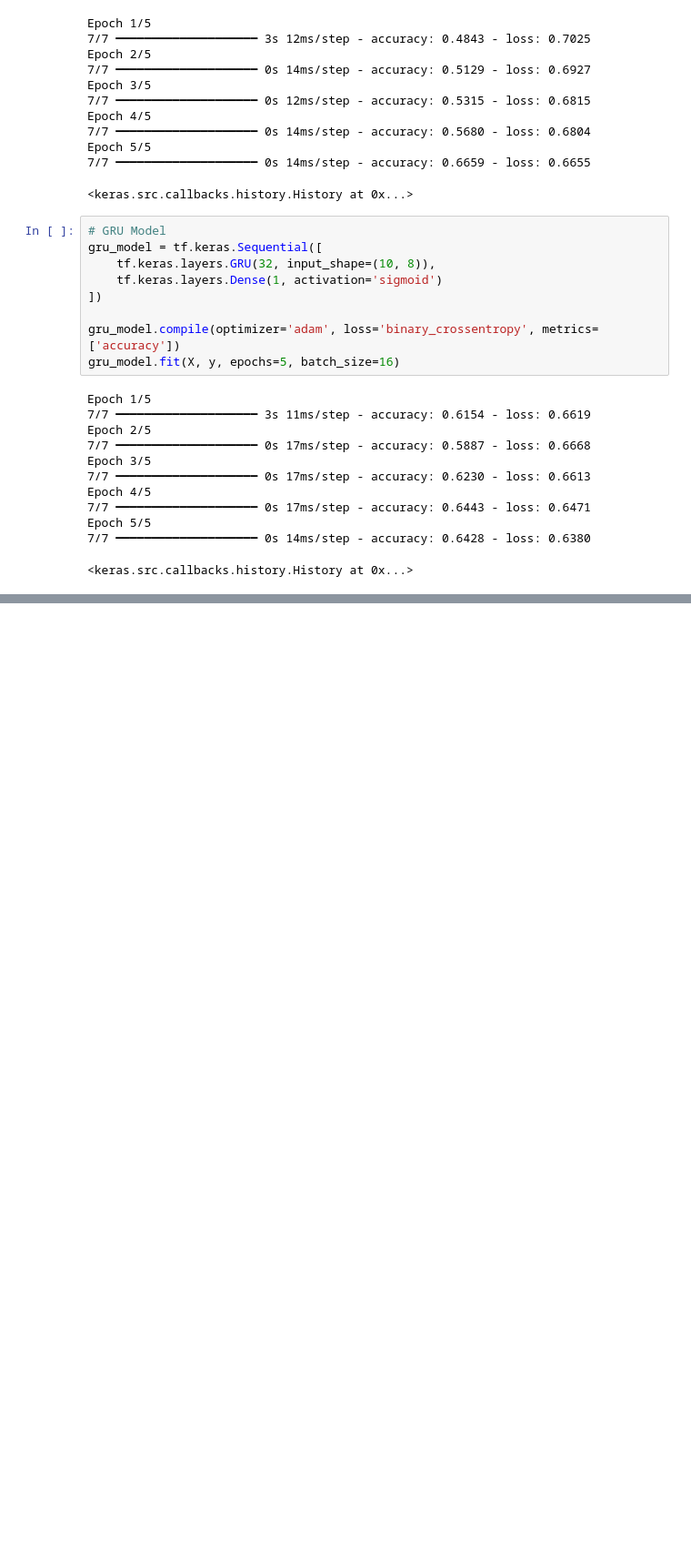
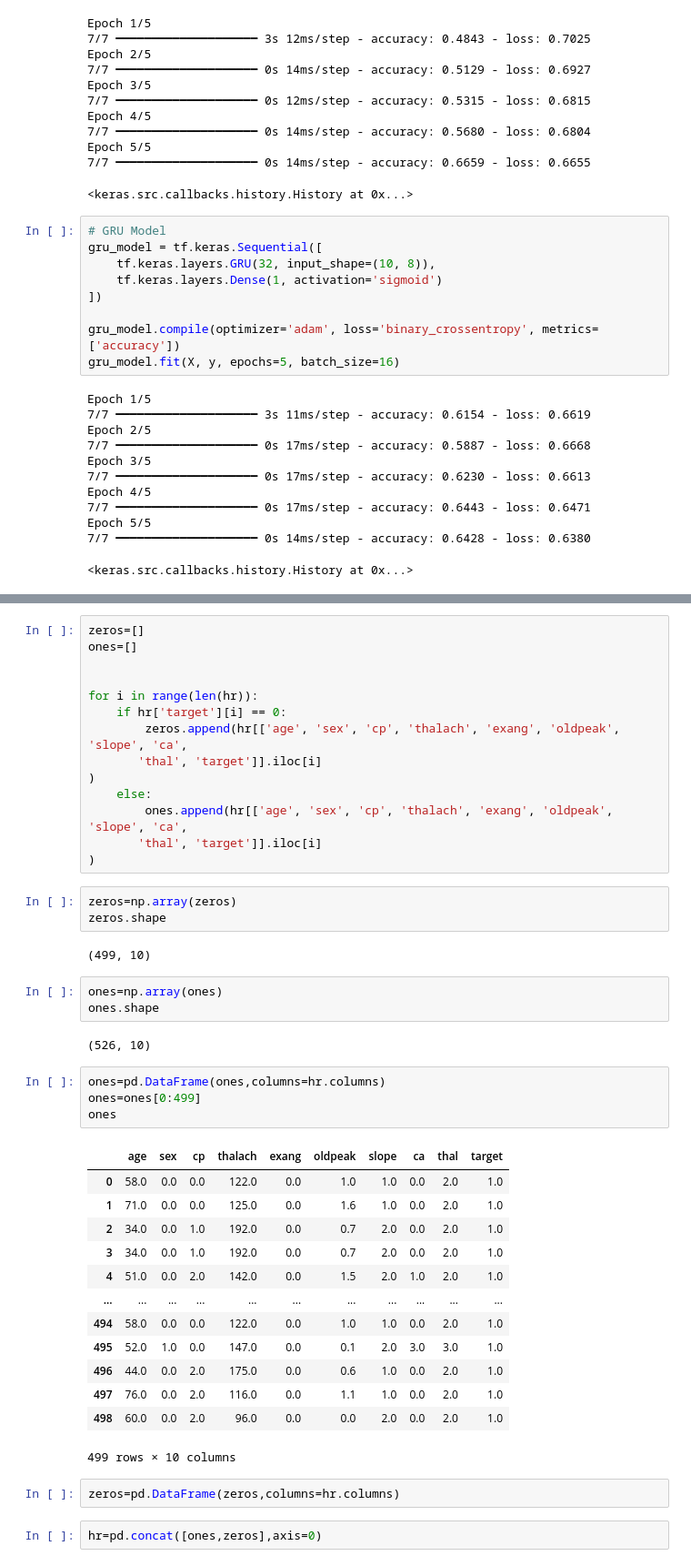
Before and after one commit to kailai-13/Neural_Networks_Hands_On, a Jupyter notebook: nnhandson.ipynb, the cells around one changed output, grey strips where cells are left out. Shown at 91% size. Drawn from its saved outputs; the diff is of its cells as text; blank space fills up the shorter version.

```diff
--- a/nnhandson.ipynb
+++ b/nnhandson.ipynb
@@ -840,0 +972,46 @@ Epoch 5/5
+# %%
+zeros=[]
+ones=[]
+
+
+for i in range(len(hr)):
+    if hr['target'][i] == 0:
+        zeros.append(hr[['age', 'sex', 'cp', 'thalach', 'exang', 'oldpeak', 'slope', 'ca',
+       'thal', 'target']].iloc[i]
+)
+    else:
+        ones.append(hr[['age', 'sex', 'cp', 'thalach', 'exang', 'oldpeak', 'slope', 'ca',
+       'thal', 'target']].iloc[i]
+)
+# %%
+zeros=np.array(zeros)
+zeros.shape
+# %% [output]
+(499, 10)
+# %%
+ones=np.array(ones)
+ones.shape
+# %% [output]
+(526, 10)
+# %%
+ones=pd.DataFrame(ones,columns=hr.columns)
+ones=ones[0:499]
+ones
+# %% [output]
+|  | age | sex | cp | thalach | exang | oldpeak | slope | ca | thal | target |
+| 0 | 58.0 | 0.0 | 0.0 | 122.0 | 0.0 | 1.0 | 1.0 | 0.0 | 2.0 | 1.0 |
+| 1 | 71.0 | 0.0 | 0.0 | 125.0 | 0.0 | 1.6 | 1.0 | 0.0 | 2.0 | 1.0 |
+| 2 | 34.0 | 0.0 | 1.0 | 192.0 | 0.0 | 0.7 | 2.0 | 0.0 | 2.0 | 1.0 |
+| 3 | 34.0 | 0.0 | 1.0 | 192.0 | 0.0 | 0.7 | 2.0 | 0.0 | 2.0 | 1.0 |
+| 4 | 51.0 | 0.0 | 2.0 | 142.0 | 0.0 | 1.5 | 2.0 | 1.0 | 2.0 | 1.0 |
+| ... | ... | ... | ... | ... | ... | ... | ... | ... | ... | ... |
+| 494 | 58.0 | 0.0 | 0.0 | 122.0 | 0.0 | 1.0 | 1.0 | 0.0 | 2.0 | 1.0 |
+| 495 | 52.0 | 1.0 | 0.0 | 147.0 | 0.0 | 0.1 | 2.0 | 3.0 | 3.0 | 1.0 |
+| 496 | 44.0 | 0.0 | 2.0 | 175.0 | 0.0 | 0.6 | 1.0 | 0.0 | 2.0 | 1.0 |
+| 497 | 76.0 | 0.0 | 2.0 | 116.0 | 0.0 | 1.1 | 1.0 | 0.0 | 2.0 | 1.0 |
+| 498 | 60.0 | 0.0 | 2.0 | 96.0 | 0.0 | 0.0 | 2.0 | 0.0 | 2.0 | 1.0 |
+499 rows × 10 columns
+# %%
+zeros=pd.DataFrame(zeros,columns=hr.columns)
+# %%
+hr=pd.concat([ones,zeros],axis=0)
```
Also changed, not shown: parts of 23 cells of this notebook, 1 other file.
